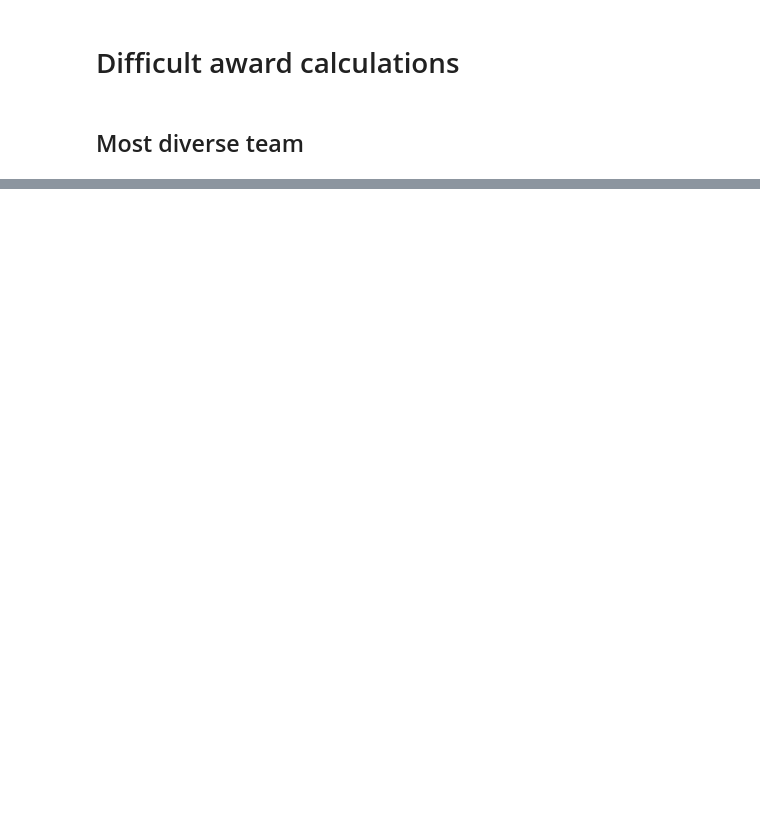
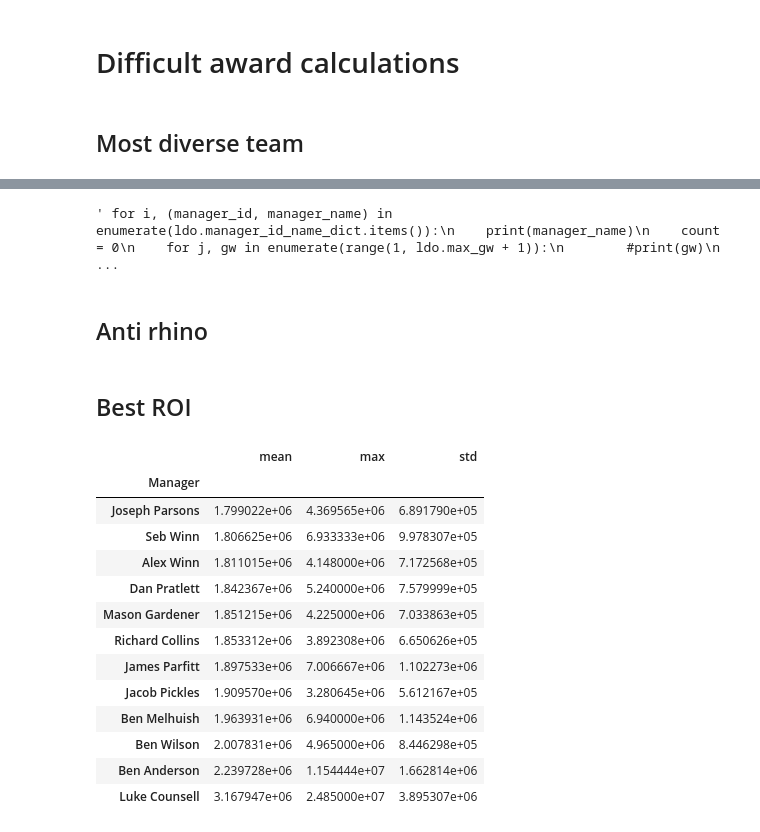
Before and after one commit to RACollins/fpl-forecast-optimise, a Jupyter notebook: notebooks/3.0-awards-calc.ipynb, the cells around one changed output, grey strips where cells are left out. Saved outputs shown, nothing was run; the diff lists cells and outputs as text; code cells hidden in the pictures; blank space fills up the shorter version.

```diff
--- a/notebooks/3.0-awards-calc.ipynb
+++ b/notebooks/3.0-awards-calc.ipynb
@@ -74,0 +179,20 @@ league_teams_df["player_pick"] = league_teams_df["player_pick"].str.replace(
+# %%
+""" for i, (manager_id, manager_name) in enumerate(ldo.manager_id_name_dict.items()):
+    print(manager_name)
+    count = 0
+    for j, gw in enumerate(range(1, ldo.max_gw + 1)):
+        #print(gw)
+        team_selection_response_json = ldo._get_requests_response(
+            ldo.picks_url_template, manager_id=manager_id, gw=gw
+        )
+        if not team_selection_response_json["automatic_subs"]:
+            continue
+        auto_subs_df = pd.DataFrame(team_selection_response_json["automatic_subs"])
+        count += 1
+    print(count) """
+
+### Boringly, it's Luke
+# %% [output]
+' for i, (manager_id, manager_name) in enumerate(ldo.manager_id_name_dict.items()):\n    print(manager_name)\n    count = 0\n    for j, gw in enumerate(range(1, ldo.max_gw + 1)):\n        #print(gw)\n ...
+# %% [markdown]
+## Anti rhino
@@ -74,0 +201,28 @@ league_teams_df["player_pick"] = league_teams_df["player_pick"].str.replace(
+# %% [markdown]
+## Best ROI
+# %%
+season_stats_df = ldo.season_stats_df.copy()
+season_stats_df["price_per_point"] = season_stats_df["Value"].div(
+    season_stats_df["Points"]
+)
+roi_df = (
+    season_stats_df.groupby("Manager")["price_per_point"]
+    .agg(["mean", "max", std])
+    .sort_values(by=["mean"], ascending=True)
+)
+roi_df
+# %% [output]
+|  | mean | max | std |
+| Manager |  |  |  |
+| Joseph Parsons | 1.799022e+06 | 4.369565e+06 | 6.891790e+05 |
+| Seb Winn | 1.806625e+06 | 6.933333e+06 | 9.978307e+05 |
+| Alex Winn | 1.811015e+06 | 4.148000e+06 | 7.172568e+05 |
+| Dan Pratlett | 1.842367e+06 | 5.240000e+06 | 7.579999e+05 |
+| Mason Gardener | 1.851215e+06 | 4.225000e+06 | 7.033863e+05 |
+| Richard Collins | 1.853312e+06 | 3.892308e+06 | 6.650626e+05 |
+| James Parfitt | 1.897533e+06 | 7.006667e+06 | 1.102273e+06 |
+| Jacob Pickles | 1.909570e+06 | 3.280645e+06 | 5.612167e+05 |
+| Ben Melhuish | 1.963931e+06 | 6.940000e+06 | 1.143524e+06 |
+| Ben Wilson | 2.007831e+06 | 4.965000e+06 | 8.446298e+05 |
+| Ben Anderson | 2.239728e+06 | 1.154444e+07 | 1.662814e+06 |
+| Luke Counsell | 3.167947e+06 | 2.485000e+07 | 3.895307e+06 |
```
Also changed, not shown: parts of 13 cells of this notebook.
